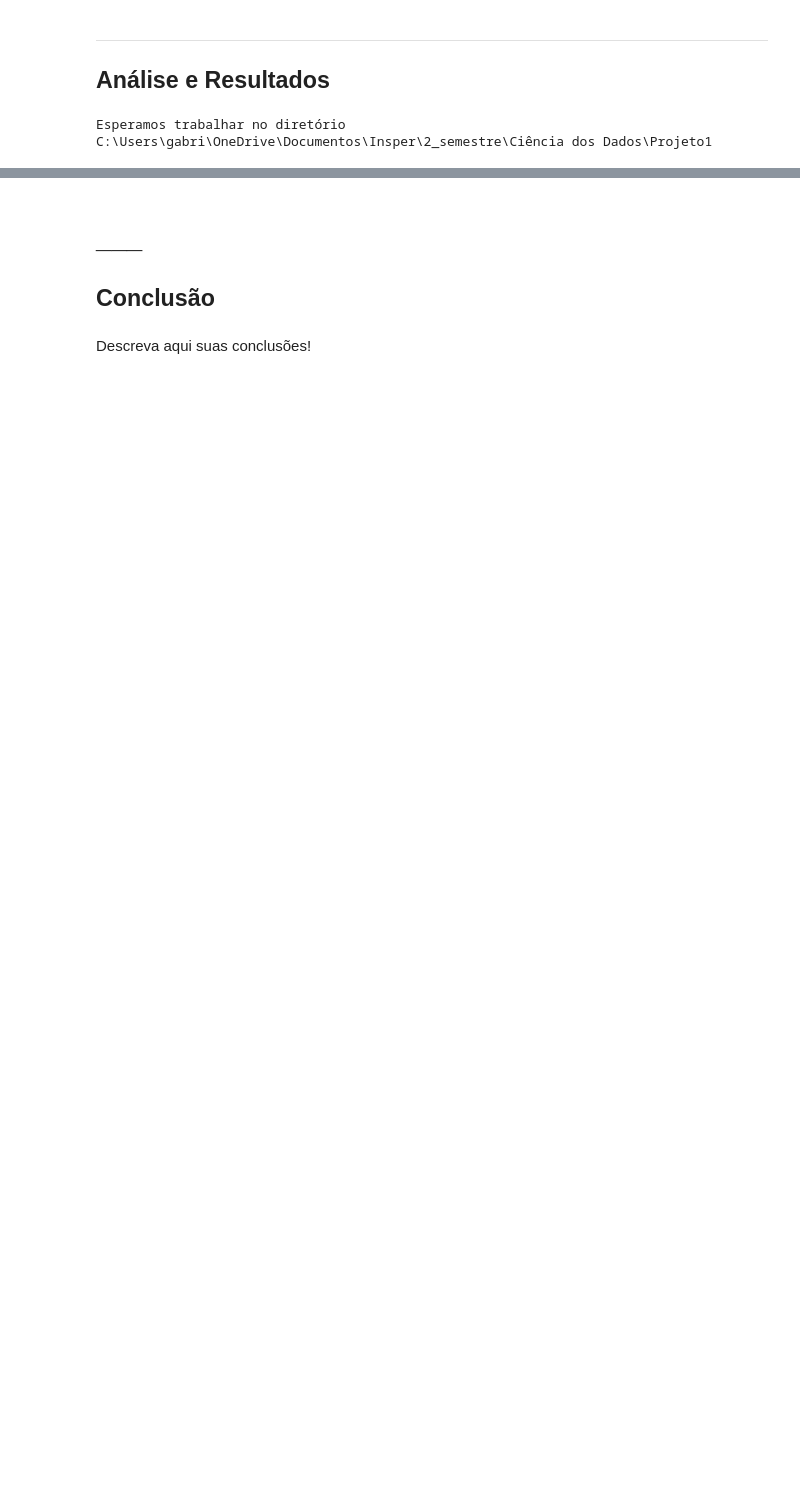
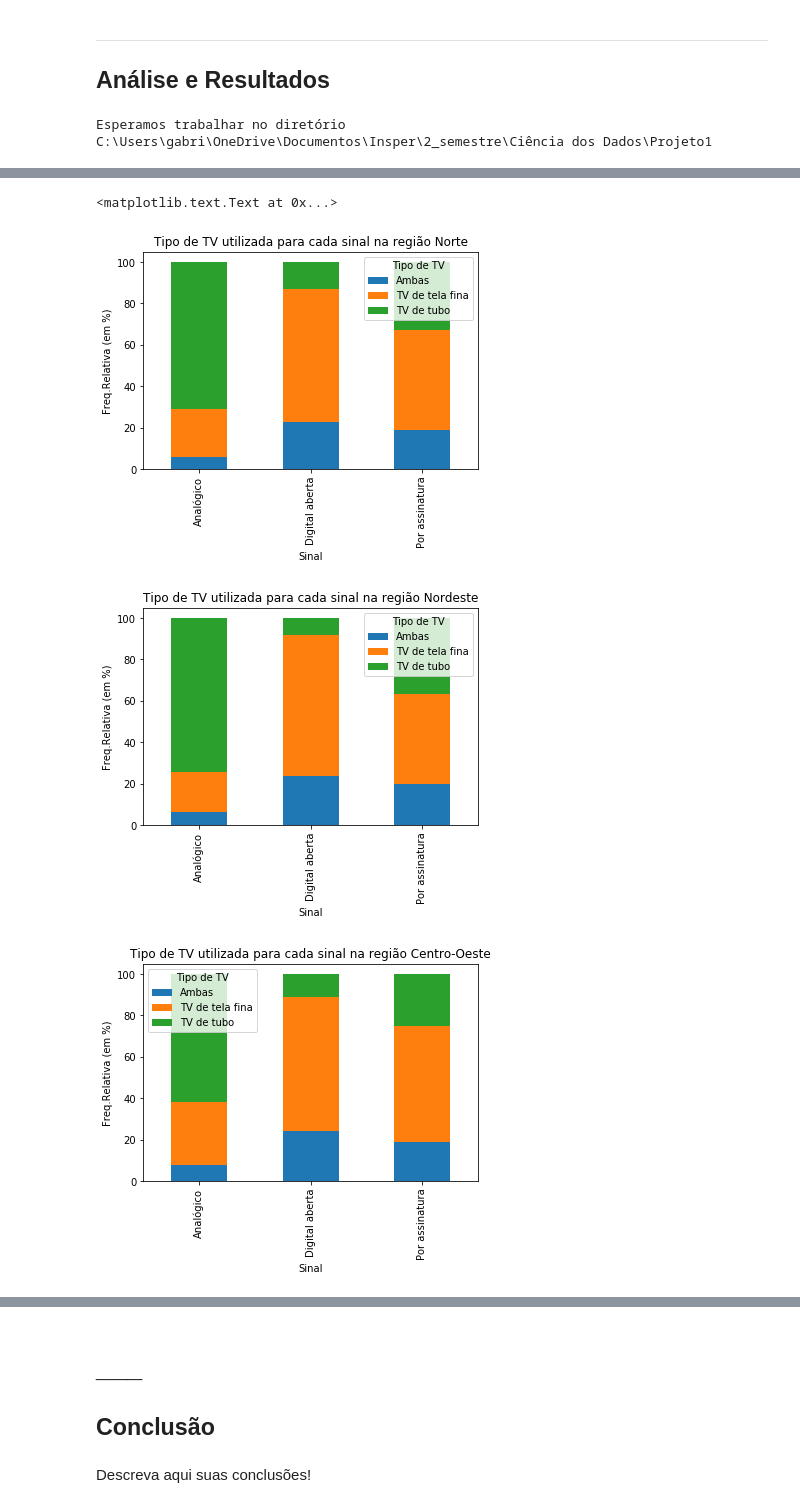
Before and after one commit to gabriellm1/Ci-nciaDosDados, a Jupyter notebook: Projeto1.ipynb, the cells around one changed output, grey strips where cells are left out. Cells and saved outputs as stored; diff of their text form; code cells hidden in the pictures; blank space fills up the shorter version.

```diff
--- a/Projeto1.ipynb
+++ b/Projeto1.ipynb
@@ -104,0 +150,30 @@ pnad2015
+# %%
+#Norte
+TV_sinal_Norte = (pd.crosstab(pnad2015.Sinal[pnad2015['REGIÃO']=='Norte'],pnad2015['Tipo de TV'][pnad2015['REGIÃO']=='Norte'],margins=True,rownames=['Sinal'], colnames=['Tipo de TV'], normalize='index')*100)
+plot = TV_sinal_Norte.iloc[0:3,].plot(kind='bar', stacked=True,title='Tipo de TV utilizada para cada sinal na região Norte')
+plt.ylabel('Freq.Relativa (em %)')
+
+#Nordeste
+TV_sinal_Nordeste = (pd.crosstab(pnad2015.Sinal[pnad2015['REGIÃO']=='Nordeste'],pnad2015['Tipo de TV'][pnad2015['REGIÃO']=='Nordeste'],margins=True,rownames=['Sinal'], colnames=['Tipo de TV'], normalize='index')*100)
+plot = TV_sinal_Nordeste.iloc[0:3,].plot(kind='bar', stacked=True,title='Tipo de TV utilizada para cada sinal na região Nordeste')
+plt.ylabel('Freq.Relativa (em %)')
+
+#Centro-Oeste
+TV_sinal_Centro_Oeste = (pd.crosstab(pnad2015.Sinal[pnad2015['REGIÃO']=='Centro-Oeste'],pnad2015['Tipo de TV'][pnad2015['REGIÃO']=='Centro-Oeste'],margins=True,rownames=['Sinal'], colnames=['Tipo de TV'], normalize='index')*100)
+plot = TV_sinal_Centro_Oeste.iloc[0:3,].plot(kind='bar', stacked=True,title='Tipo de TV utilizada para cada sinal na região Centro-Oeste')
+plt.ylabel('Freq.Relativa (em %)')
+
+#Sudeste
+TV_sinal_Sudeste = (pd.crosstab(pnad2015.Sinal[pnad2015['REGIÃO']=='Sudeste'],pnad2015['Tipo de TV'][pnad2015['REGIÃO']=='Sudeste'],margins=True,rownames=['Sinal'], colnames=['Tipo de TV'], normalize='index')*100)
+plot = TV_sinal_Sudeste.iloc[0:3,].plot(kind='bar', stacked=True,title='Tipo de TV utilizada para cada sinal na região Sudeste')
+plt.ylabel('Freq.Relativa (em %)')
+
+#Sul
+TV_sinal_Sul = (pd.crosstab(pnad2015.Sinal[pnad2015['REGIÃO']=='Sul'],pnad2015['Tipo de TV'][pnad2015['REGIÃO']=='Sul'],margins=True,rownames=['Sinal'], colnames=['Tipo de TV'], normalize='index')*100)
+plot = TV_sinal_Sul.iloc[0:3,].plot(kind='bar', stacked=True,title='Tipo de TV utilizada para cada sinal na região Sul')
+plt.ylabel('Freq.Relativa (em %)')
+# %% [output]
+<matplotlib.text.Text at 0x...>
+[figure, added]
+[figure, added]
+[figure, added]
```
Also changed, not shown: parts of 9 cells of this notebook.
